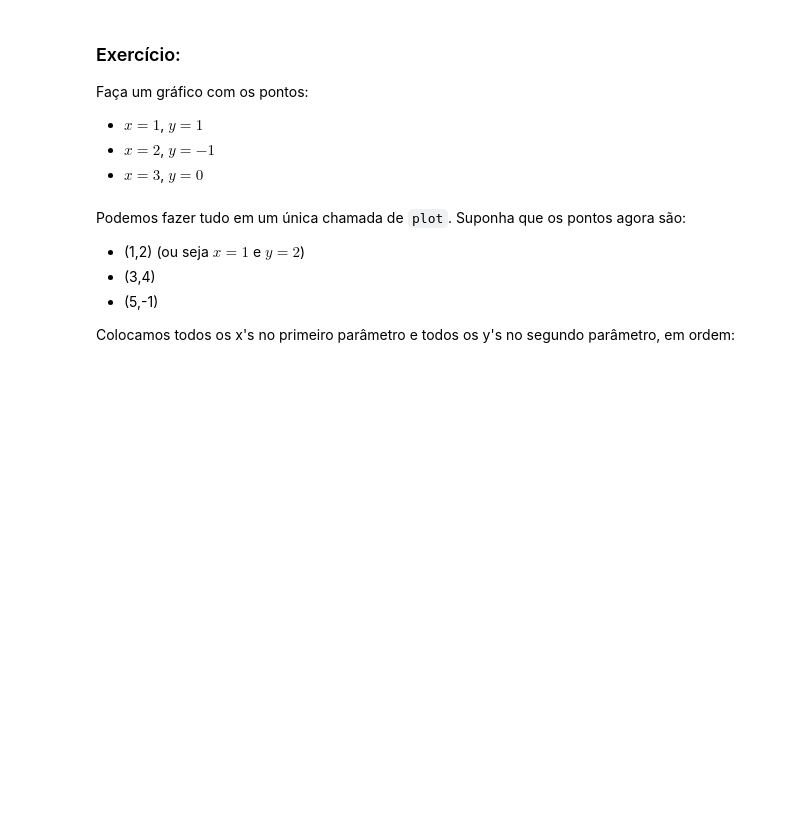
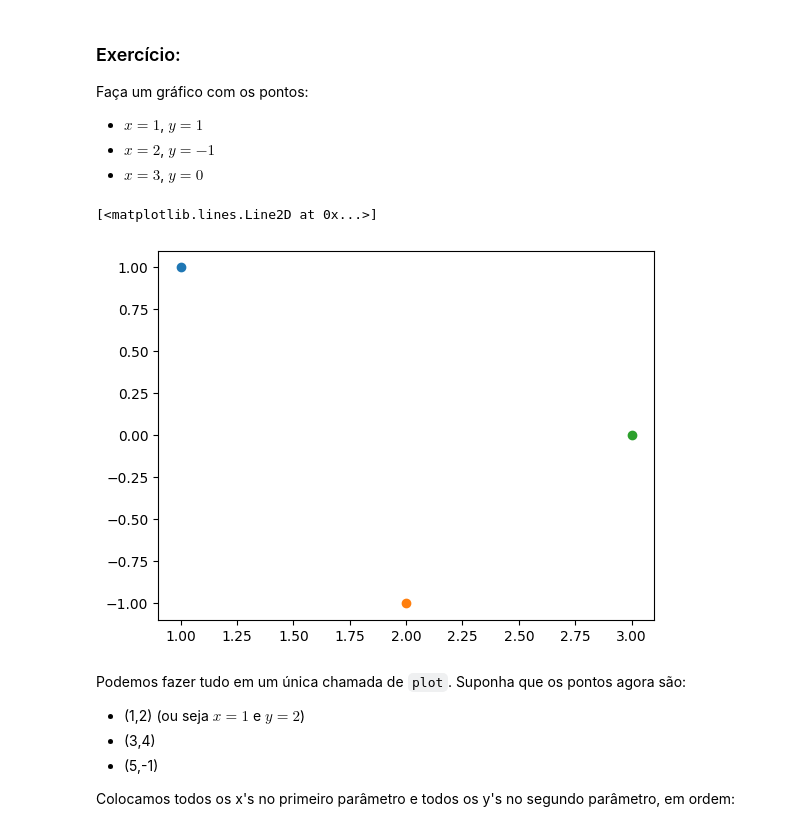
Before and after one commit to mahzze/Solucoes-notebooks-bcc, a Jupyter notebook: aulas/3_Graficos.ipynb, the cells around one changed output. Drawn from its saved outputs; the diff is of its cells as text; code cells hidden in the pictures; blank space fills up the shorter version.

```diff
--- a/aulas/3_Graficos.ipynb
+++ b/aulas/3_Graficos.ipynb
@@ -76,3 +80,11 @@ Faça um gráfico com os pontos:
+# %%
+# Sua resposta
+plt.plot(1,1,'o')
+plt.plot(2,-1,'o')
+plt.plot(3,0,'o')
+# %% [output]
+[<matplotlib.lines.Line2D at 0x...>]
+[figure, added]
 # %% [markdown]
 Podemos fazer tudo em um única chamada de ``plot``.
 Suponha que os pontos agora são:
```
Also changed, not shown: parts of 34 cells of this notebook.
